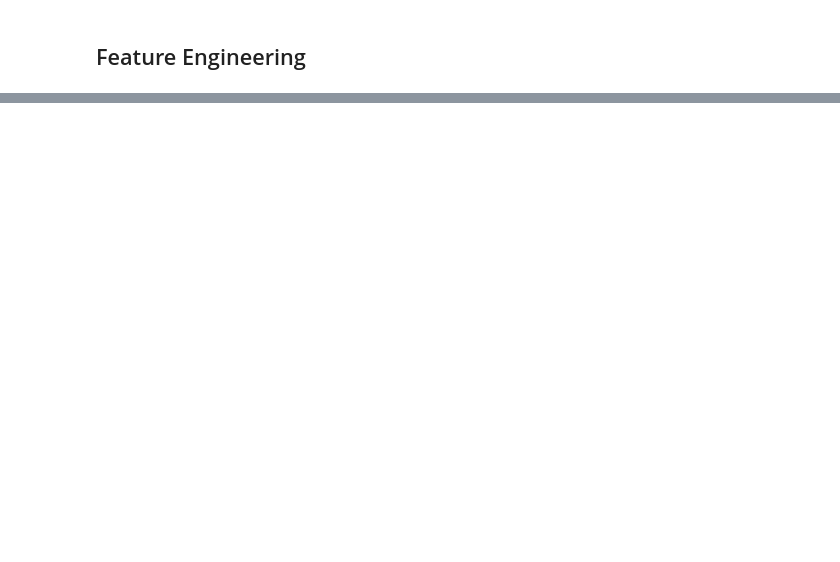
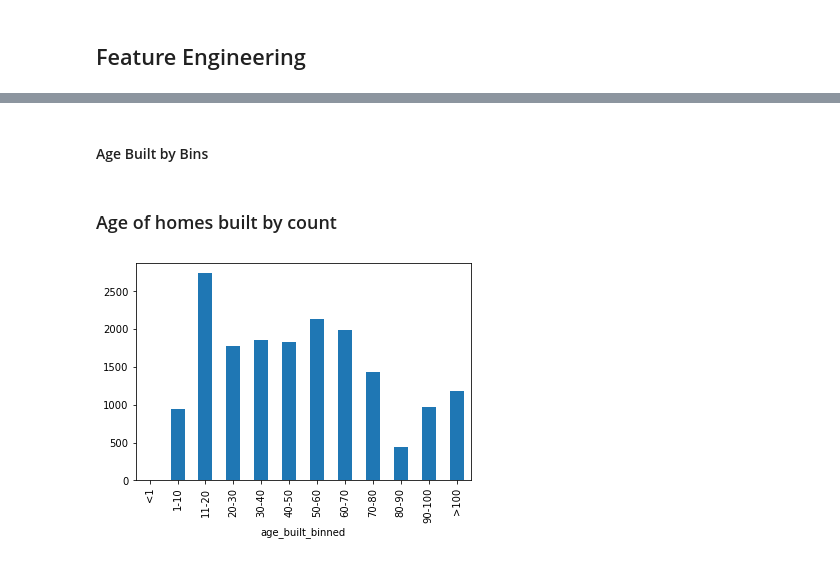
Before and after one commit to Mynusjanai/flatiron-p2-housing, a Jupyter notebook: trials/Phase 2 Project Workbook.ipynb, the cells around one changed output, grey strips where cells are left out. Saved outputs shown, nothing was run; the diff lists cells and outputs as text; code cells hidden in the pictures; blank space fills up the shorter version.

```diff
--- a/trials/Phase 2 Project Workbook.ipynb
+++ b/trials/Phase 2 Project Workbook.ipynb
@@ -240,0 +444,15 @@ df.head()
+# %% [markdown]
+#### Age Built by Bins
+# %%
+bins = [-2, 1, 10, 20, 30, 40, 50, 60, 70, 80, 90, 100, 100000]
+labels = ['<1', '1-10', '11-20', '20-30', '30-40', '40-50', '50-60', '60-70', '70-80', '80-90', '90-100', '>100'] # e.g., (1-10]
+df['age_built_binned'] = pd.cut(df['age_built'], bins = bins, labels = labels)
+# %% [markdown]
+### Age of homes built by count
+# %%
+df.groupby('age_built_binned')['price'].count().plot.bar()
+
+# plt.savefig('age_built.png', dpi = 100)
+plt.show()
+# %% [output]
+[figure, added]
```
Also changed, not shown: parts of 170 cells of this notebook, 12 other files.
